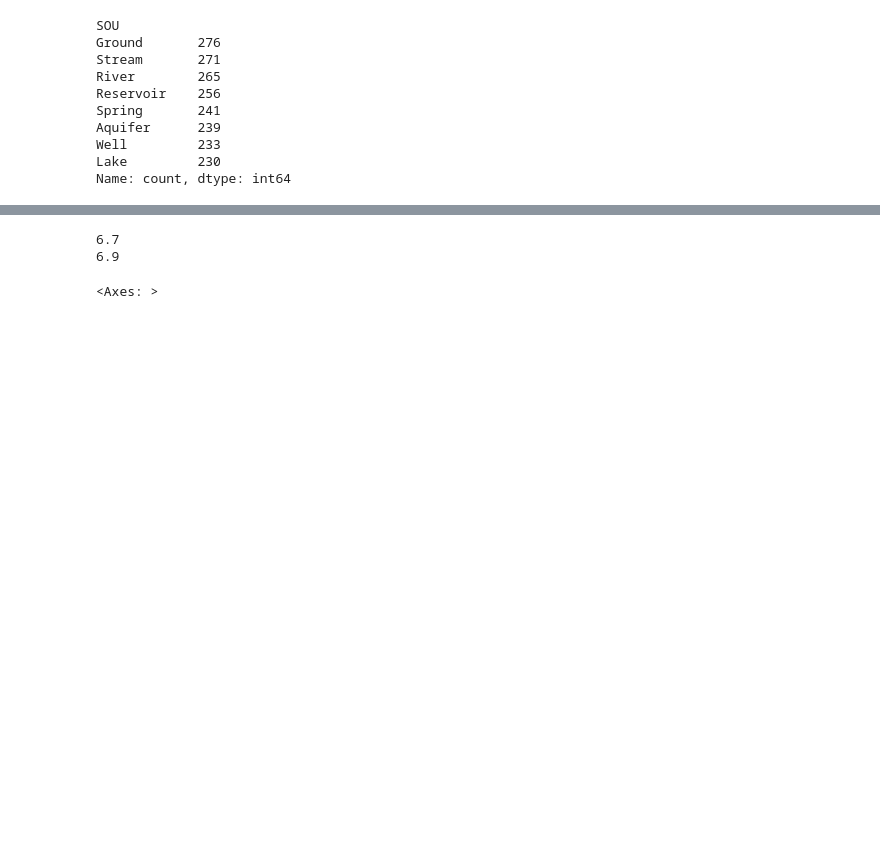
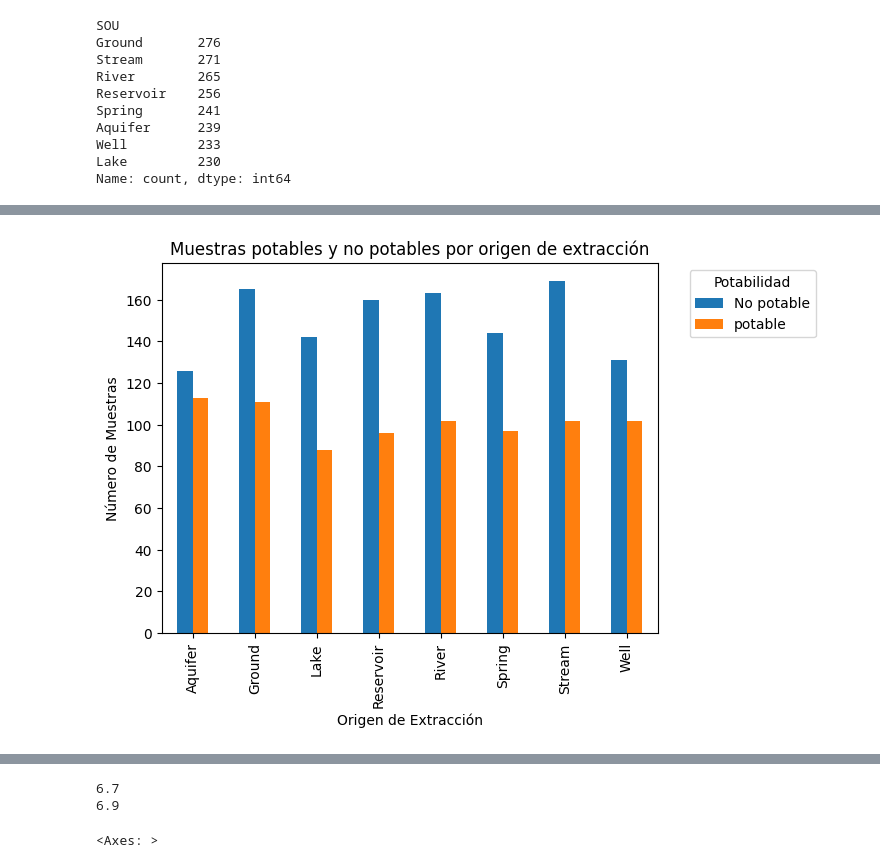
Before and after one commit to Guillermo-Marin11/Coder-House, a Jupyter notebook: ProyectoDS_Parte1_Marin.ipynb, the cells around one changed output, grey strips where cells are left out. Saved outputs shown, nothing was run; the diff lists cells and outputs as text; code cells hidden in the pictures; blank space fills up the shorter version.

```diff
--- a/ProyectoDS_Parte1_Marin.ipynb
+++ b/ProyectoDS_Parte1_Marin.ipynb
@@ -298,0 +350,12 @@ Name: PH, dtype: float64
+# %%
+counts = df.groupby(['SOU', 'POT']).size().unstack(fill_value=0)
+
+# Crear el gráfico de barras
+counts.plot(kind='bar', stacked=False)
+plt.title('Muestras potables y no potables por origen de extracción')
+plt.xlabel('Origen de Extracción')
+plt.ylabel('Número de Muestras')
+plt.legend(title='Potabilidad', labels=['No potable', 'potable'], bbox_to_anchor=(1.05, 1), loc='upper left')
+plt.show()
+# %% [output]
+[figure, added]
```
Also changed, not shown: parts of 50 cells of this notebook.
